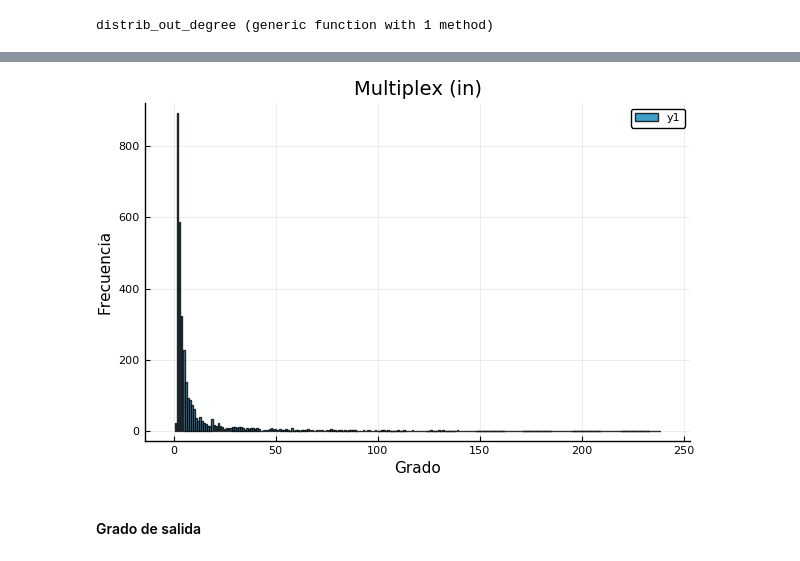
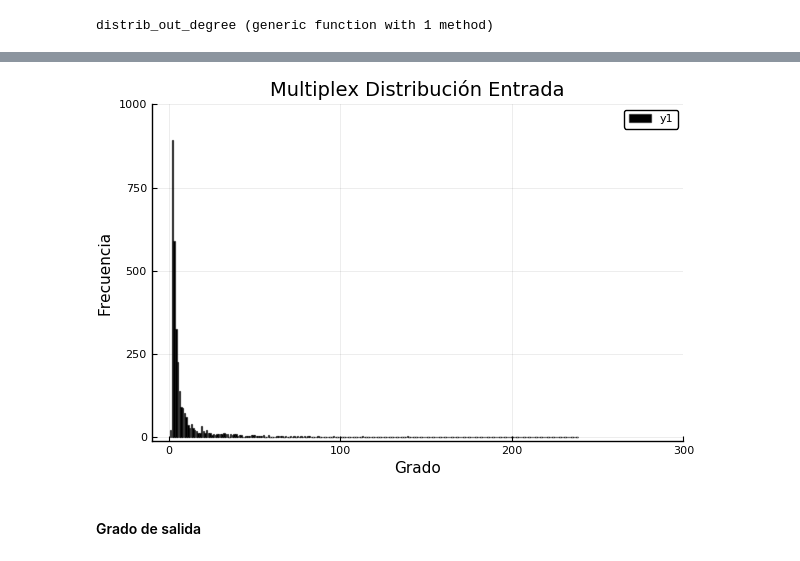
Before and after one commit to Yuriyama/Proyecto_aerolineas, a Jupyter notebook: Code/Alianzas_RW.ipynb, the cells around one changed output, grey strips where cells are left out. Drawn from its saved outputs; the diff is of its cells as text; code cells hidden in the pictures.

```diff
--- a/Code/Alianzas_RW.ipynb
+++ b/Code/Alianzas_RW.ipynb
@@ -31,0 +39,13 @@ cd("$(homedir())/Documents/UNAM/Tesis_Lic")
+# %%
+"""
+    importar_matriz(file::string)
+
+Función que importa el archivo de la matriz de adyacencia de R.
+"""
+function importar_matriz(arch::AbstractString)
+    archivo_R = readdlm(arch, ',') #readdlm("data/multi_17_du.csv", ',')
+    archivo_R = archivo_R[2:end, :]
+    matriz = archivo_R[:, 2:end]
+    nombre = convert(Array{Int64,2}, matriz)
+    return nombre
+end
@@ -208,6 +221,3 @@ function distrib_degree(M::Array)
     end
     distribucion
 end
-# %%
-#Función que plotee la distribución
-function plot_distrib
@@ -885,0 +230,19 @@ hu=counts([3, 4, 0, 2, 2, 1, 3, 1, 6, 3]) #Cuántos grados de entrada desde 0:el
+# %%
+function plot_distrib(M::Array, tipo::String, titulo::String, color::String)
+
+    pyplot()
+
+    if tipo == "in"
+        distribucion = distrib_in_degree(M::Array)
+    elseif tipo == "out"
+        distribucion = distrib_out_degree(M::Array)
+    end
+    distribucion
+    #@show distribucion
+    graph = bar(distribucion, fillcolor = color, markersize = 3, linealpha = 0.5,
+    title = titulo,
+    xlabel = "Grado",
+    ylabel = "Frecuencia",
+    xlims = (-10,300), #obtener límites
+    ylims = (-10,1000)) #obtener límites
+end
@@ -885,0 +848,2 @@ hu=counts([3, 4, 0, 2, 2, 1, 3, 1, 6, 3]) #Cuántos grados de entrada desde 0:el
+# %%
+multiplex = importar_matriz("data/multi_17_du.csv")
@@ -919,11 +1028,7 @@ distrib_in_M = distrib_in_degree(multiplex)
-# %%
-pyplot()
-d_in_M = bar(distrib_in_M, color="#0f87bf",alpha=0.8,
-    title="Multiplex (in)",
-    xlabel="Grado",
-    ylabel="Frecuencia")
-# %% [output]
-[figure, removed]
+# %%
+in_M = plot_distrib(multiplex, "in", "Multiplex Distribución Entrada", "black")
+# %% [output]
+[figure, added]
 # %% [markdown]
 #### Grado de salida
 # %%
```
Also changed, not shown: parts of 300 cells of this notebook, 1 other file.
